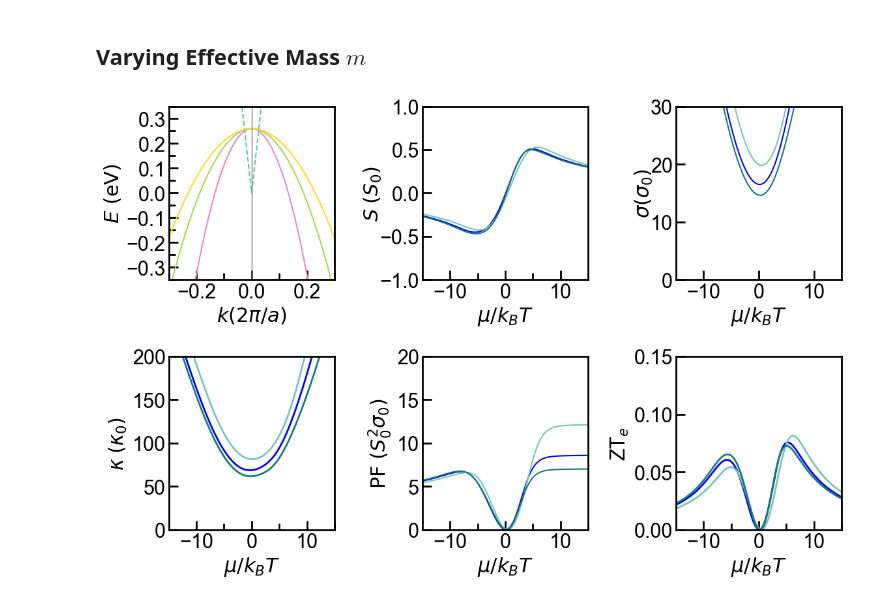
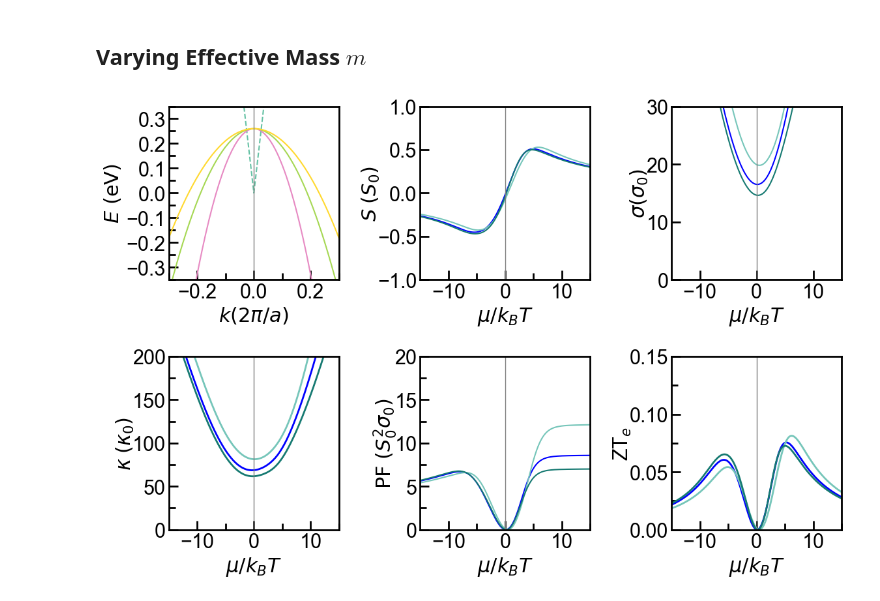
Before and after one commit to Normanthen/NLS-Thermoelectrics, a Jupyter notebook: Type I NLS/2BM-TypeI.ipynb, the cells around one changed output. Saved outputs shown, nothing was run; the diff lists cells and outputs as text; code cells hidden in the pictures.

```diff
--- a/Type I NLS/2BM-TypeI.ipynb
+++ b/Type I NLS/2BM-TypeI.ipynb
@@ -645,10 +644,9 @@ ax1.plot(kcc,-kcc**2/(2*0.034)+0.26,linestyle='-', color='#e78ac3', label=r'$P_{
 ax1.plot(kcc,-kcc**2/(2*0.068)+0.26,linestyle='-', color='#a6d854', label=r'$P_{1}$')
 ax1.plot(kcc,-kcc**2/(2*0.102)+0.26,linestyle='-', color='#ffd92f', label=r'$P_{3}$')
 ax1.axis([-0.3,0.3,-0.35,0.35])
+ax1.axvline(0, color='grey', linestyle='-', linewidth=1)
 ax1.set_xlabel('$k (2\pi/a)$')
 ax1.set_ylabel('$E~(\mathrm{eV})$')
-ax1.axvline(0, color='grey', linestyle='-', linewidth=1)
-
 ax1.xaxis.set_minor_locator(AutoMinorLocator(2))
 ax1.yaxis.set_minor_locator(AutoMinorLocator(2))
 ax1.xaxis.set_major_locator(mpl.ticker.MultipleLocator(0.2))
@@ -666,12 +664,13 @@ ax2.plot(eta, S(eta+eshiftm1,e0,vF1,eff_mass1)/S_0, 'b-')
 ax2.plot(eta, S(eta+eshiftm2,e0,vF1,eff_mass2)/S_0, color='#76c6ba')
 ax2.plot(eta, S(eta+eshiftm3,e0,vF1,eff_mass3)/S_0, color='#167a72')
 ax2.axis([-15,15,-1,1])
+ax2.axvline(0, color='grey', linestyle='-', linewidth=1)
 ax2.set_xlabel('$\mu/k_BT$')
 ax2.set_ylabel('$S$ $(S_0)$')
 ax2.xaxis.set_minor_locator(AutoMinorLocator(2))
 ax2.yaxis.labelpad = -4
-#axm1.yaxis.set_major_locator(mpl.ticker.MultipleLocator(1))
-#axm1.yaxis.set_minor_locator(mpl.ticker.MultipleLocator(0.5))
+#ax2.yaxis.set_major_locator(mpl.ticker.MultipleLocator(1))
+#ax2.yaxis.set_minor_locator(mpl.ticker.MultipleLocator(0.5))
 ax2.xaxis.set_tick_params(which='major', size=10, width=2, direction='in')
 ax2.xaxis.set_tick_params(which='minor', size=7, width=2, direction='in')
 ax2.yaxis.set_tick_params(which='major', size=10, width=2, direction='in')
@@ -683,6 +682,7 @@ ax3.plot(eta, sigma(eta+eshiftm1,e0,vF1,eff_mass1)/sigma0, 'b')
 ax3.plot(eta, sigma(eta+eshiftm2,e0,vF1,eff_mass2)/Sigma0v(eff_mass2), color='#76c6ba')
 ax3.plot(eta, sigma(eta+eshiftm3,e0,vF1,eff_mass3)/Sigma0v(eff_mass3), color='#167a72')
 ax3.axis([-15,15,0, 30])
+ax3.axvline(0, color='grey', linestyle='-', linewidth=1)
 ax3.set_xlabel('$\mu/k_BT$')
 ax3.set_ylabel('$\sigma (\sigma_0)$')
 #ax3.xaxis.set_minor_locator(AutoMinorLocator(2))
@@ -698,9 +698,10 @@ ax4.plot(eta, kappa(eta+eshiftm1,e0,vF1,eff_mass1)/kappa0, 'b-',linewidth=2)
 ax4.plot(eta, kappa(eta+eshiftm2,e0,vF1,eff_mass2)/Kappa0v(eff_mass2), color='#76c6ba',linewidth=2)
 ax4.plot(eta, kappa(eta+eshiftm3,e0,vF1,eff_mass3)/Kappa0v(eff_mass3), color='#167a72',linewidth=2)
 ax4.axis([-15,15,0,200]) # the format is [xmin,xmax,ymin,ymax]
+ax4.axvline(0, color='grey', linestyle='-', linewidth=1)
 ax4.xaxis.set_minor_locator(AutoMinorLocator(2))
-#ax4.yaxis.set_minor_locator(AutoMinorLocator(2))
-#ax4.yaxis.labelpad = -4
+ax4.yaxis.set_minor_locator(AutoMinorLocator(2))
+ax4.yaxis.labelpad = -4
 ax4.set_xlabel('$\mu/k_BT$')
 ax4.set_ylabel('$\kappa$ $(\kappa_0)$')
 #ax4.yaxis.set_major_locator(mpl.ticker.MultipleLocator(10))
@@ -717,43 +718,40 @@ ax5.plot(eta, PF(eta+eshiftm1,e0,vF1,eff_mass1)/(S_0**2*sigma0), linestyle='soli
 ax5.plot(eta, PF(eta+eshiftm2,e0,vF1,eff_mass2)/(S_0**2*Sigma0v(eff_mass2)), linestyle='solid', color ='#76c6ba')
 ax5.plot(eta, PF(eta+eshiftm3,e0,vF1,eff_mass3)/(S_0**2*Sigma0v(eff_mass3)), linestyle='solid', color ='#167a72')
 ax5.axis([-15,15,0,20]) # the format is [xmin,xmax,ymin,ymax]
-#ax5.axvline(0, color='grey', linestyle='-', linewidth=1)
-#ax5.legend(loc='right')
+ax5.axvline(0, color='grey', linestyle='-', linewidth=1)
 ax5.xaxis.set_minor_locator(AutoMinorLocator(2))
-#ax5.yaxis.set_minor_locator(AutoMinorLocator(2))
-#ax5.yaxis.labelpad = -4
+ax5.yaxis.set_minor_locator(AutoMinorLocator(2))
+ax5.yaxis.labelpad = -4
 ax5.set_xlabel('$\mu/k_BT$')
 ax5.set_ylabel('$\mathrm{PF}~(S_0^2 \sigma_0)$')
 #ax5.yaxis.set_major_locator(mpl.ticker.MultipleLocator(1*1e-5))
 #ax5.yaxis.set_minor_locator(mpl.ticker.MultipleLocator(0.5))
 ax5.xaxis.set_tick_params(which='major', size=10, width=2, direction='in')
 ax5.xaxis.set_tick_params(which='minor', size=7, width=2, direction='in')
 ax5.yaxis.set_tick_params(which='major', size=10, width=2, direction='in')
 ax5.yaxis.set_tick_params(which='minor', size=7, width=2, direction='in')
 
 #(f) ZT
 ax6 = plt.subplot(2,3,6)
 ax6.plot(eta, ZT(eta+eshiftm1,e0,vF1,eff_mass1)*T,  'b-',  linewidth=2)
 ax6.plot(eta, ZT(eta+eshiftm2,e0,vF1,eff_mass2)*T,  color='#76c6ba',  linewidth=2)
 ax6.plot(eta, ZT(eta+eshiftm3,e0,vF1,eff_mass3)*T,  color='#167a72',  linewidth=2)
 ax6.axis([-15,15,0,0.15]) # the format is [xmin,xmax,ymin,ymax]
-#ax6.xticks(range(-15,15,8))
-#ax6.axvline(0, color='grey', linestyle='-', linewidth=1)
-
+ax6.axvline(0, color='grey', linestyle='-', linewidth=1)
 ax6.xaxis.set_minor_locator(AutoMinorLocator(2))
-#ax6.yaxis.set_minor_locator(AutoMinorLocator(2))
-#ax6.yaxis.labelpad = -4
+ax6.yaxis.set_minor_locator(AutoMinorLocator(2))
+ax6.yaxis.labelpad = -4
 ax6.set_xlabel('$\mu/k_BT$')
 ax6.set_ylabel('ZT$_{e}$')
-#ax6.legend(fontsize=14)
 #ax6.yaxis.set_major_locator(mpl.ticker.MultipleLocator(0.010))
 #ax6.yaxis.set_minor_locator(mpl.ticker.MultipleLocator(0.25))
 ax6.xaxis.set_tick_params(which='major', size=10, width=2, direction='in')
 ax6.xaxis.set_tick_params(which='minor', size=7, width=2, direction='in')
 ax6.yaxis.set_tick_params(which='major', size=10, width=2, direction='in')
 ax6.yaxis.set_tick_params(which='minor', size=7, width=2, direction='in')
 
 
 plt.tight_layout()
+#plt.savefig('2BM_typeI(mass).pdf')
 # %% [output]
-[figure, old version]
+[figure, new version]
```
Also changed, not shown: parts of 1 cell of this notebook.
